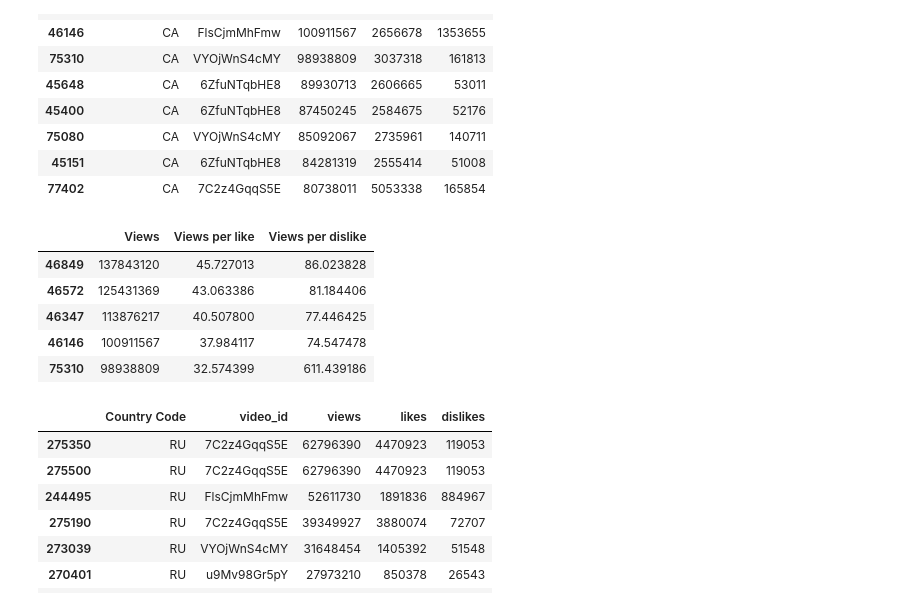
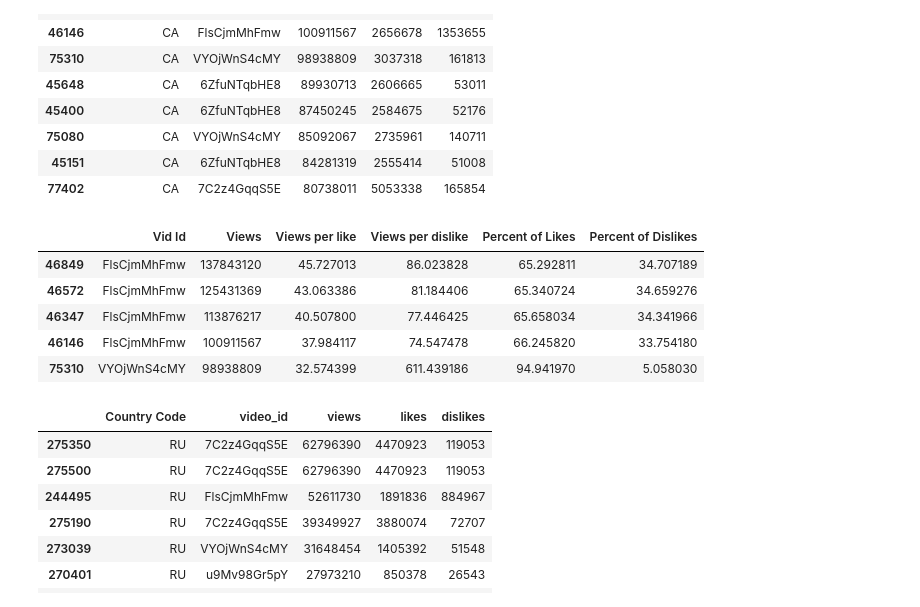
Before and after one commit to jherberg462/python-project, a Jupyter notebook: chis_analysis.ipynb, the cells around one changed output. Saved outputs shown, nothing was run; the diff lists cells and outputs as text; code cells hidden in the pictures.

```diff
--- a/chis_analysis.ipynb
+++ b/chis_analysis.ipynb
@@ -206,24 +210,26 @@ trending_ca.head(10)
 # %%
 likes = (trending_ca['views']/trending_ca['likes'])
 
 dislikes = (trending_ca['views']/trending_ca['dislikes'])
 view = trending_ca['views']
 
+vid_id = trending_ca["video_id"]
+total = (trending_ca['likes']+trending_ca['dislikes'])
+percent_likes = (trending_ca['likes'] /total) *100
+percent_dislikes = (trending_ca['dislikes'] /total) *100
 
-
-
-
-percentages = {"Views": view, "Views per like": likes, "Views per dislike": dislikes}
+percentages = {"Vid Id": vid_id, "Views": view, "Views per like": likes, "Views per dislike": dislikes, "Percent of Likes": percent_likes,
+               "Percent of Dislikes": percent_dislikes }
 
 percent_data = pd.DataFrame(percentages)
 percent_data.head()
 # %% [output]
-|  | Views | Views per like | Views per dislike |
-| 46849 | 137843120 | 45.727013 | 86.023828 |
-| 46572 | 125431369 | 43.063386 | 81.184406 |
-| 46347 | 113876217 | 40.507800 | 77.446425 |
-| 46146 | 100911567 | 37.984117 | 74.547478 |
-| 75310 | 98938809 | 32.574399 | 611.439186 |
+|  | Vid Id | Views | Views per like | Views per dislike | Percent of Likes | Percent of Dislikes |
+| 46849 | FlsCjmMhFmw | 137843120 | 45.727013 | 86.023828 | 65.292811 | 34.707189 |
+| 46572 | FlsCjmMhFmw | 125431369 | 43.063386 | 81.184406 | 65.340724 | 34.659276 |
+| 46347 | FlsCjmMhFmw | 113876217 | 40.507800 | 77.446425 | 65.658034 | 34.341966 |
+| 46146 | FlsCjmMhFmw | 100911567 | 37.984117 | 74.547478 | 66.245820 | 33.754180 |
+| 75310 | VYOjWnS4cMY | 98938809 | 32.574399 | 611.439186 | 94.941970 | 5.058030 |
 # %%
 trending_ru = data_ru.sort_values("views", axis=0, ascending=False)
 trending_ru.head(10)
```
Also changed, not shown: parts of 9 cells of this notebook.
